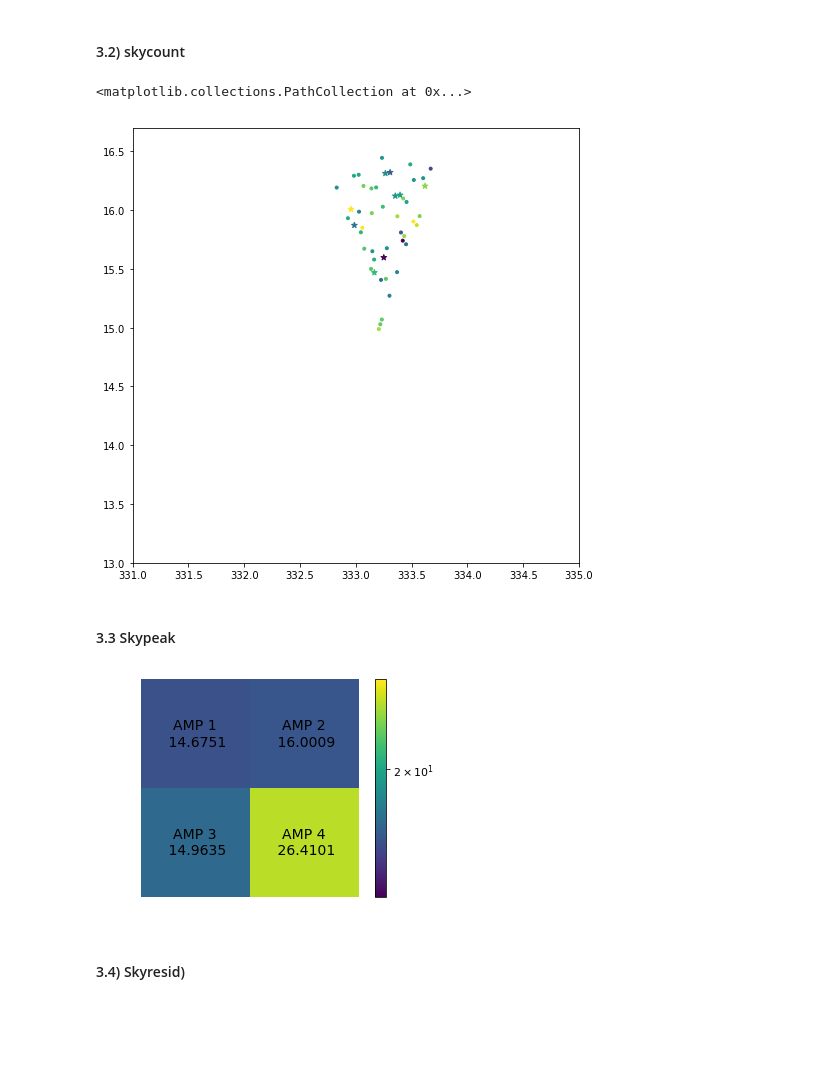
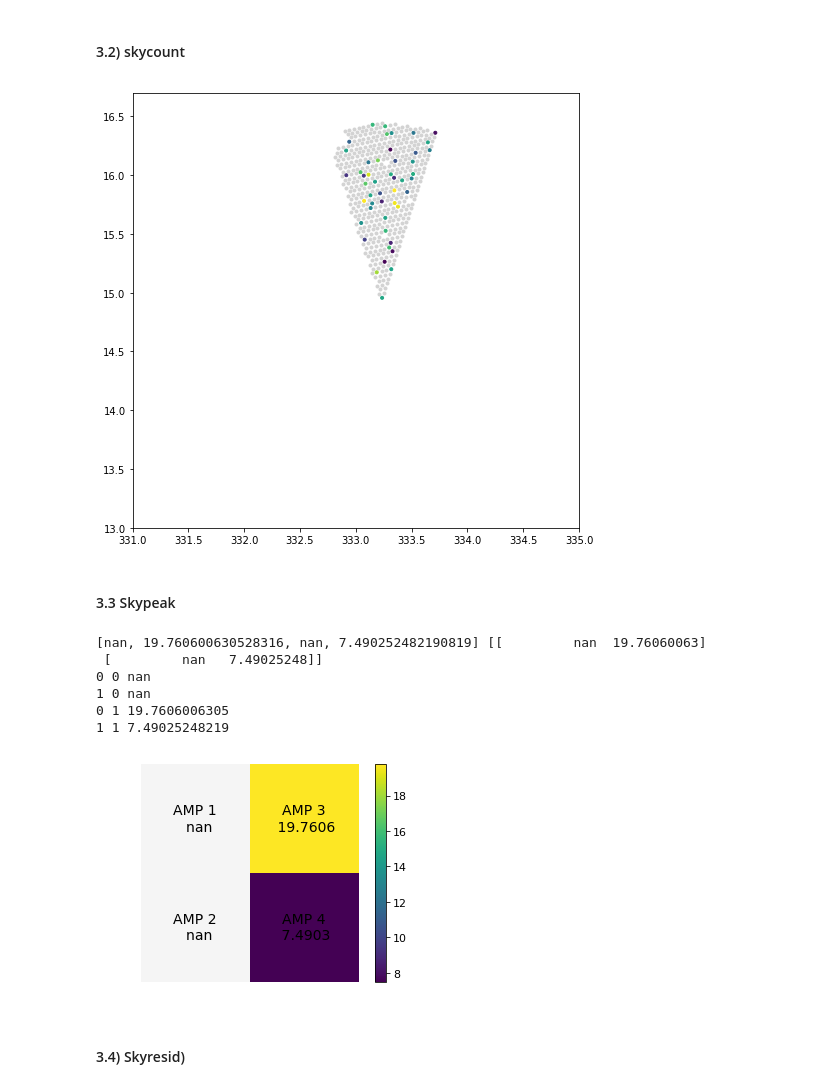
Before and after one commit to felipeaoli/bokeh-plots, a Jupyter notebook: Static Plots.ipynb, the cells around one changed output. Saved outputs shown, nothing was run; the diff lists cells and outputs as text; code cells hidden in the pictures; blank space fills up the shorter version.

Commit message:
pre XWsigma corrections

```diff
--- a/Static Plots.ipynb
+++ b/Static Plots.ipynb
@@ -33,5 +88,5 @@ def grid_plot(qa, key):
 # %%
-cam, exp, night = 'z0', '00000003', '20190101'
+cam, exp, night = 'r3', '00000003', '20190101'
 print "\n\nTests for the available scalars and using yaml output\n", "="*50
 print "TO DO:\n *docs of functions \n *what more else?"
 lm = LoadMetrics(cam, exp, night)
@@ -45,4 +118,4 @@ print lm.qa_status('countpix')
 ALARM
 # %%
 
-metrics, tests  = lm.Load_metrics_n_tests()
+metrics, tests  = lm.metrics, lm.tests
@@ -157,6 +209,8 @@ float: BIN_SZ 0.1
 # %% [markdown]
 #### 1.1) CountPix
 # %%
+def save(name):
+    plt.savefig( "pngplots/{}.png".format(name))
 #preproc
 
 grid =np.array([[0,1],[0,1]])
@@ -171,8 +225,9 @@ im         = ax.imshow(to_plot,  interpolation='nearest',norm=LogNorm(vmin=vmin,
 ax.axis('off')
 for (j, i), _ in np.ndenumerate(grid):
     label = 'AMP {}\n {}'.format(i+j+j+1, to_plot[i,j])
-    ax.text(i,j,label,ha='center',va='center', color='black', fontsize=14)
+    ax.text(j,i, label,ha='center',va='center', color='black', fontsize=14)
 
 cb = plt.colorbar(im,ax=ax)
 cb.ax.tick_params(labelsize=11)
+save('countpix')
 # %% [output]
@@ -307,17 +368,37 @@ y = [ skycont['DEC'][i] for i in skycont['SKYFIBERID'] ]
 x2 = [ integ['RA'][i]  for i in integ['STD_FIBERID'] ]
 y2 = [ integ['DEC'][i] for i in integ['STD_FIBERID'] ]
 
+x3= []
+for i in xwsigma['RA'][0:500]:
+    if i not in x and i not in x2:
+        x3.append(i)
+y3= []
+for i in xwsigma['DEC'][0:500]:
+    if i not in y and i not in y2:
+        y3.append(i)
+
+
 plt.scatter(x,y , c = skycont['SKYCONT_FIBER'], marker='.')
-plt.scatter(x2,y2 , c =integ['STD_FIBERID'], marker='*') #integ['STD_FIBERID']
+plt.scatter(x2,y2 , c =integ['STD_FIBERID'], marker='.') #integ['STD_FIBERID']
+plt.scatter(x3,y3 , c ='lightgray', marker='.') #integ['STD_FIBERID']
+
+save('skycount_wedges')
 # %% [output]
-<matplotlib.collections.PathCollection at 0x...>
-[figure, old version]
+[figure, new version]
 # %% [markdown]
 #### 3.3 Skypeak
 # %%
-grid_plot(skypeak,'SUMCOUNT_RMS_AMP')
+grid_plot_nonlog(skypeak,'SUMCOUNT_RMS_AMP')
+
+save('skypeak')
 # %% [output]
+[nan, 19.760600630528316, nan, 7.490252482190819] [[         nan  19.76060063]
+ [         nan   7.49025248]]
+0 0 nan
+1 0 nan
+0 1 19.7606006305
+1 1 7.49025248219
-[figure, old version]
+[figure, new version]
 # %% [markdown]
 #### 3.4) Skyresid)
 # %%
```
Also changed, not shown: parts of 23 cells of this notebook, 3 other files.
